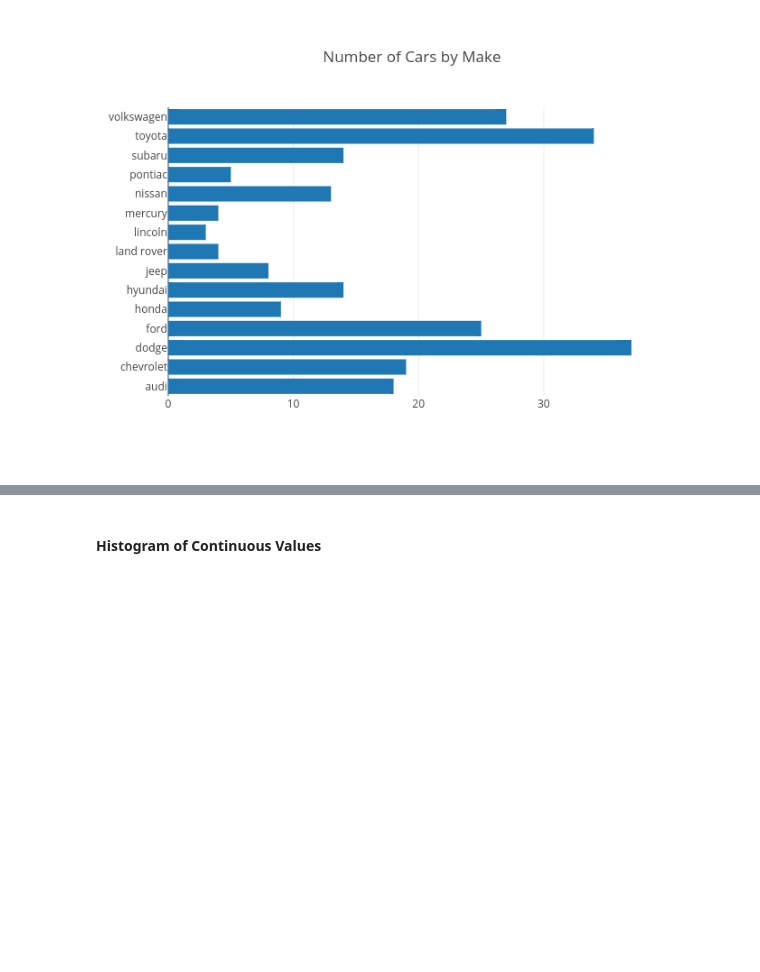
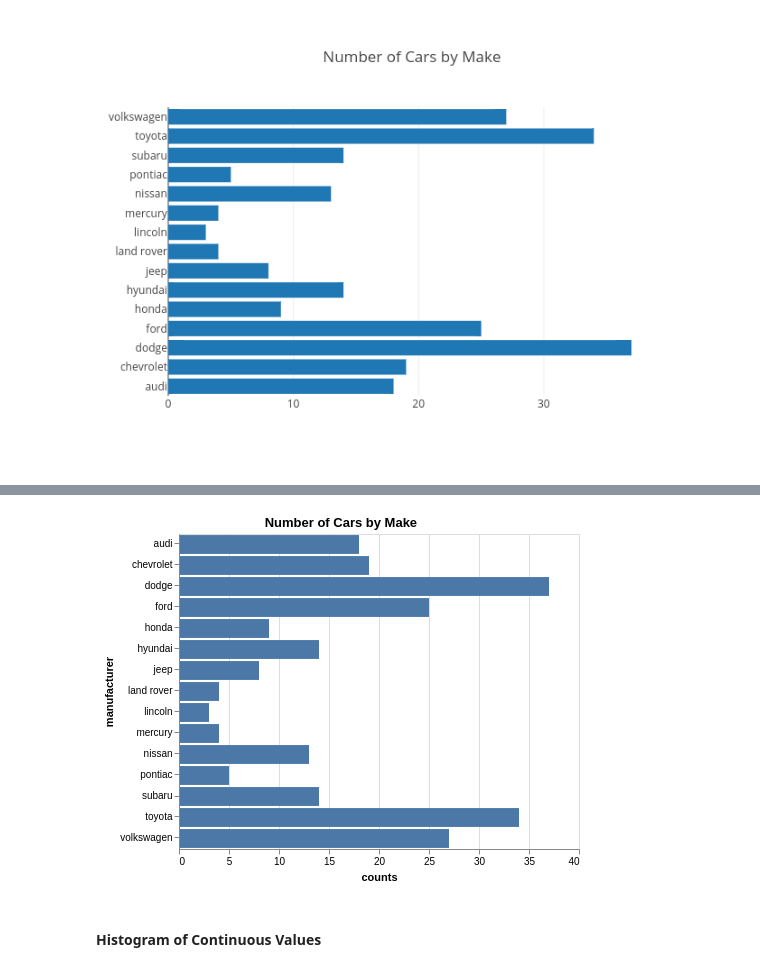
Before and after one commit to tdhopper/pythonplot.com, a Jupyter notebook: Examples.ipynb, the cells around one changed output, grey strips where cells are left out. Saved outputs shown, nothing was run; the diff lists cells and outputs as text; code cells hidden in the pictures; blank space fills up the shorter version.

Commit message:
Added 5 Altair Plots

```diff
--- a/Examples.ipynb
+++ b/Examples.ipynb
@@ -193,3 +207,11 @@ fig = {
 py.image.ishow(fig)
 # %% [output]
 [figure]
+# %%
+alt.Chart(mpg).mark_bar().encode(
+  alt.Y('manufacturer',title="manufacturer"),
+  alt.X('count(manufacturer)',title='counts')
+).properties(
+  title='Number of Cars by Make'
+)
+# %% [output]
@@ -196,3 +219,4 @@ py.image.ishow(fig)
+[figure, added]
 # %% [markdown]
 #### Histogram of Continuous Values
 # %%
```
Also changed, not shown: parts of 11 cells of this notebook, 2 other files.
